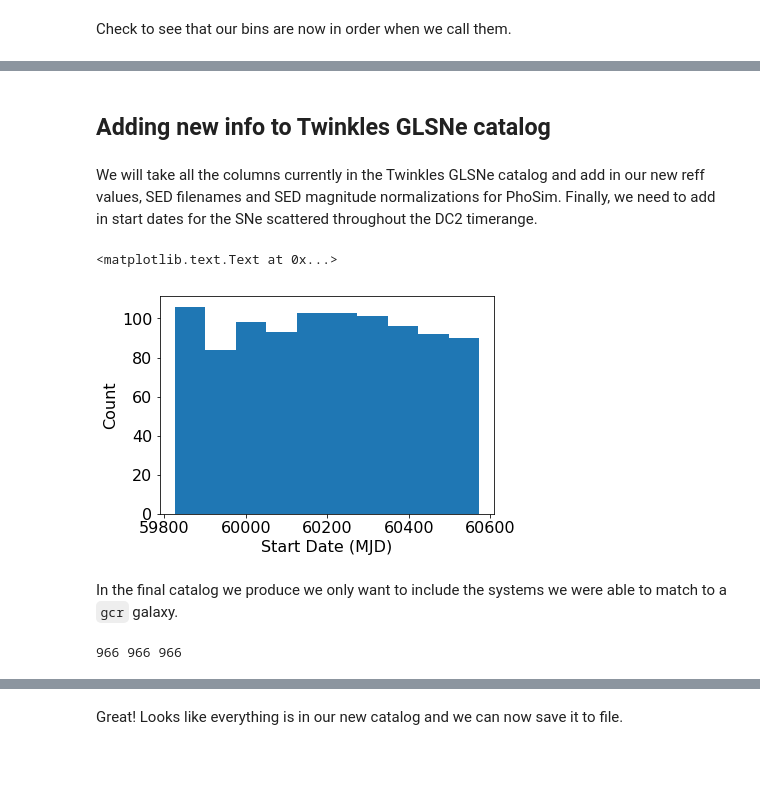
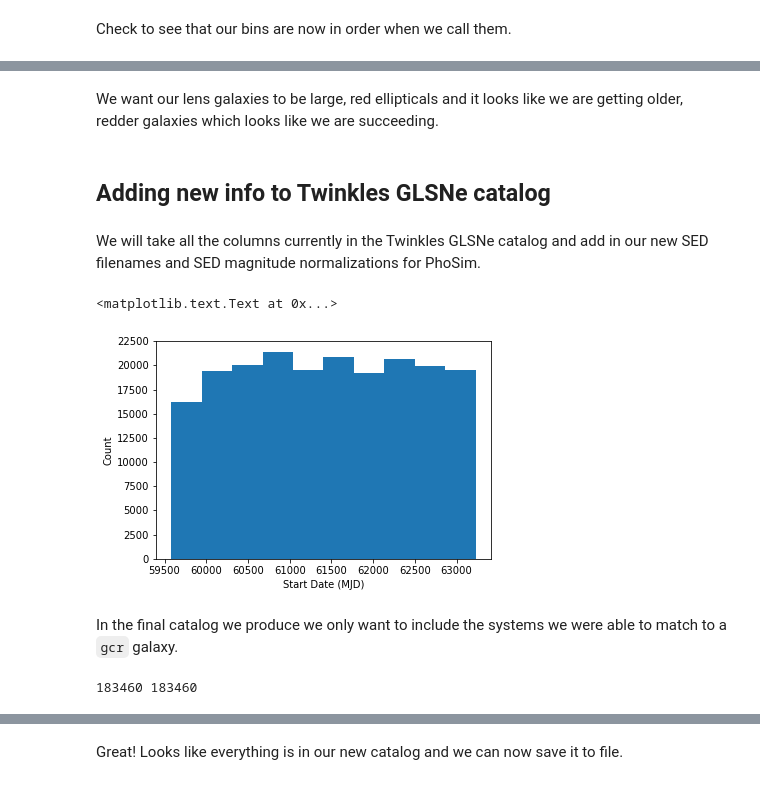
Before and after one commit to LSSTDESC/Twinkles, a Jupyter notebook: examples/notebooks/MatchingLensGalaxies-SN.ipynb, the cells around one changed output, grey strips where cells are left out. Cells and saved outputs as stored; diff of their text form; code cells hidden in the pictures.

```diff
--- a/examples/notebooks/MatchingLensGalaxies-SN.ipynb
+++ b/examples/notebooks/MatchingLensGalaxies-SN.ipynb
@@ -431,3 +24,6 @@ Now we connect to the cosmoDC2 database and use redshift, stellar_mass and ellip
+# %%
+dc2_df_system = pd.read_hdf('/global/cscratch1/sd/brycek/glsne_dc2_v2.h5', key='system')
+dc2_df_image = pd.read_hdf('/global/cscratch1/sd/brycek/glsne_dc2_v2.h5', key='image')
 # %%
 import GCRCatalogs
 import pandas as pd
@@ -800,4 +384,6 @@ magNorm_array = np.array(magNorm_list)
+# %% [markdown]
+We want our lens galaxies to be large, red ellipticals and it looks like we are getting older, redder galaxies which looks like we are succeeding.
 # %% [markdown]
 ## Adding new info to Twinkles GLSNe catalog
 # %% [markdown]
-We will take all the columns currently in the Twinkles GLSNe catalog and add in our new reff values, SED filenames and SED magnitude normalizations for PhoSim. Finally, we need to add in start dates for the SNe scattered throughout the DC2 timerange.
+We will take all the columns currently in the Twinkles GLSNe catalog and add in our new SED filenames and SED magnitude normalizations for PhoSim.
@@ -808,21 +390,21 @@ t_start = np.random.uniform(59825, 59825+750, size=len(keep_rows))
 # %%
-plt.hist(t_start)
+# Double check the distribution of t0
+mpl.rcParams['text.usetex'] = False
+plt.hist(dc2_df_system['t0'])
 plt.xlabel('Start Date (MJD)')
 plt.ylabel('Count')
 # %% [output]
 <matplotlib.text.Text at 0x...>
-[figure, old version]
+[figure, new version]
 # %% [markdown]
 In the final catalog we produce we only want to include the systems we were able to match to a `gcr` galaxy.
 # %%
 results_dict = {}
-print(len(keep_rows), len(gcr_z), len(t_start))
+print(len(keep_rows), len(gcr_z))
 for keep_idx in range(len(keep_rows)):
-    results_dict[str(unique_df['twinkles_sysno'].iloc[keep_rows[keep_idx]])] = {'z':gcr_z[keep_idx],
-                                                                                'r_eff':gcr_r_eff[keep_idx],
-                                                                                'sed_name':sed_name_array[keep_idx],
-                                                                                'magNorm':magNorm_array[keep_idx],
-                                                                                't_start':t_start[keep_idx]}
+    results_dict[str(dc2_df_system['sysno'].iloc[keep_rows[keep_idx]])] = {'z':gcr_z[keep_idx],
+                                                                           'sed_name':sed_name_array[keep_idx],
+                                                                           'magNorm':mag_norm_glsne[keep_idx]}
 # %% [output]
-966 966 966
+183460 183460
 # %%
```
Also changed, not shown: parts of 82 cells of this notebook.
